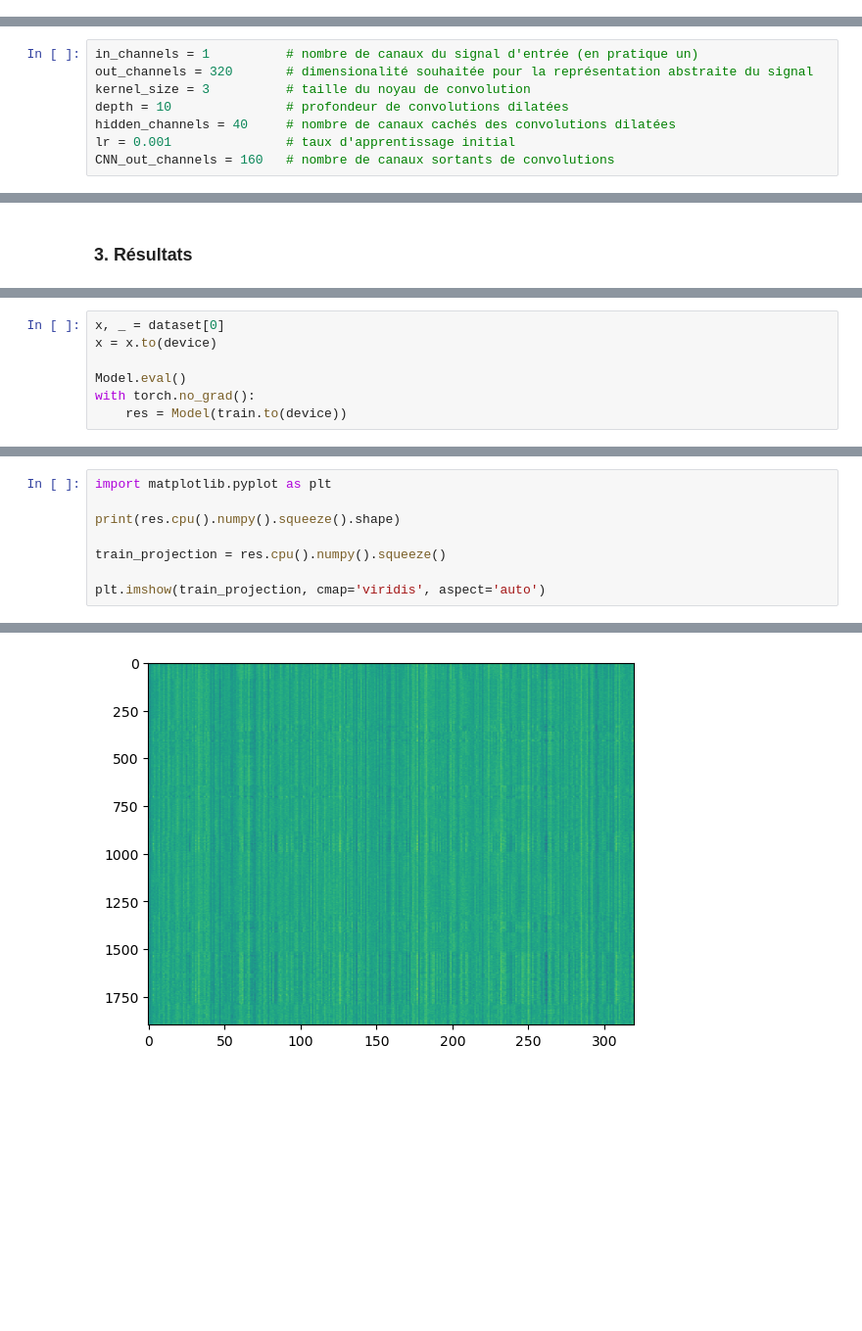
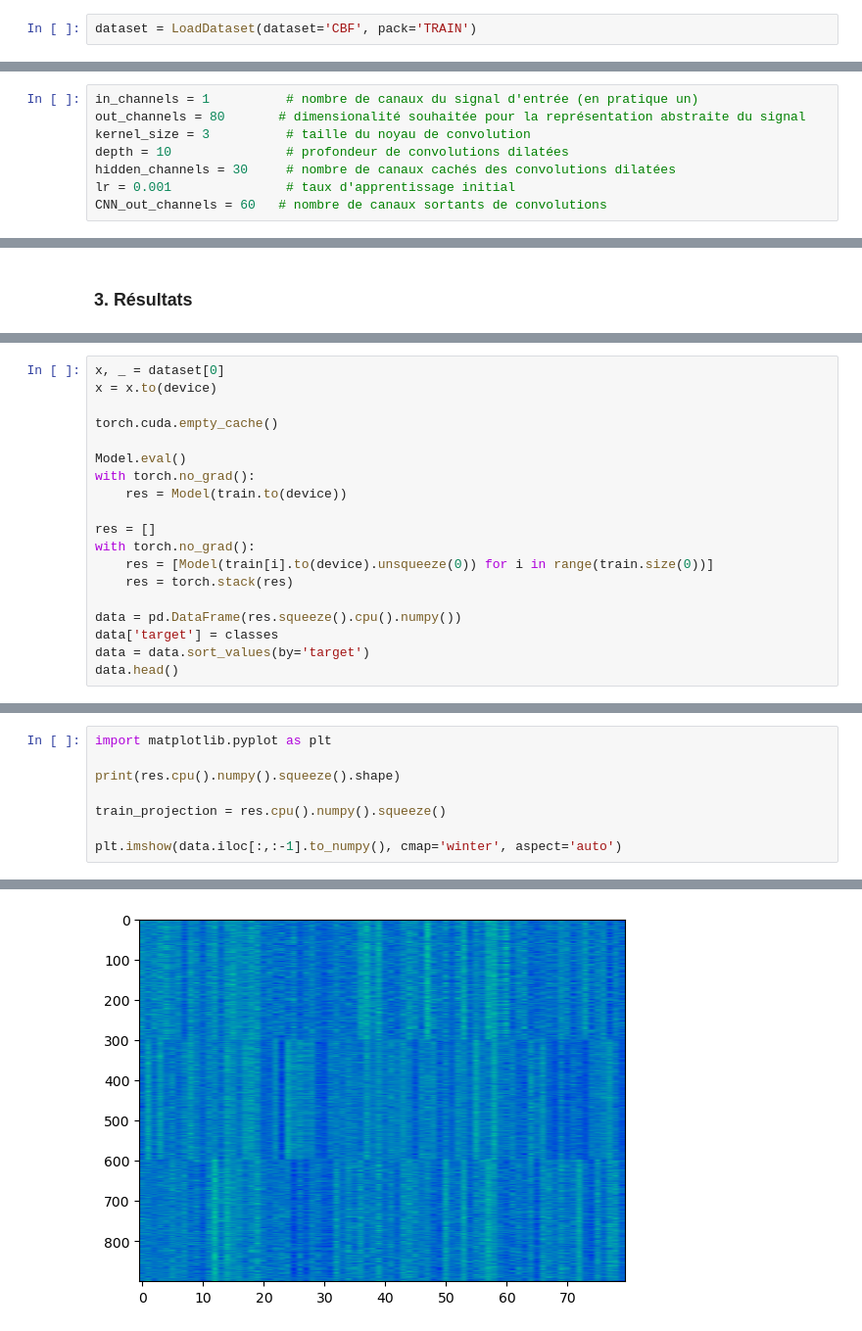
Before and after one commit to Lorbru/UnsupervisedTimeSeries, a Jupyter notebook: demo.ipynb, the cells around one changed output, grey strips where cells are left out. Shown at 98% size. Saved outputs shown, nothing was run; the diff lists cells and outputs as text; blank space fills up the shorter version.

```diff
--- a/demo.ipynb
+++ b/demo.ipynb
@@ -20,3 +18,5 @@ dataset = PhonemeDataset()
+# %%
+dataset = LoadDataset(dataset='CBF', pack='TRAIN')
 # %%
 dataset[0]
 # %% [output]
@@ -42,12 +56,12 @@ dataloader = DataLoader(dataset, batch_size=32, shuffle=True)
 from encoder import *
 # %%
 in_channels = 1          # nombre de canaux du signal d'entrée (en pratique un)
-out_channels = 320       # dimensionalité souhaitée pour la représentation abstraite du signal
+out_channels = 80       # dimensionalité souhaitée pour la représentation abstraite du signal
 kernel_size = 3          # taille du noyau de convolution
 depth = 10               # profondeur de convolutions dilatées
-hidden_channels = 40     # nombre de canaux cachés des convolutions dilatées
+hidden_channels = 30     # nombre de canaux cachés des convolutions dilatées
 lr = 0.001               # taux d'apprentissage initial
-CNN_out_channels = 160   # nombre de canaux sortants de convolutions
+CNN_out_channels = 60   # nombre de canaux sortants de convolutions
 # %%
 Model = Encoder(
     in_channels=in_channels,
@@ -115,6 +134,18 @@ for epoch in range(n_epochs):
 x, _ = dataset[0]
 x = x.to(device)
 
+torch.cuda.empty_cache()
+
 Model.eval()
 with torch.no_grad():
     res = Model(train.to(device))
+
+res = []
+with torch.no_grad():
+    res = [Model(train[i].to(device).unsqueeze(0)) for i in range(train.size(0))]
+    res = torch.stack(res)
+
+data = pd.DataFrame(res.squeeze().cpu().numpy())
+data['target'] = classes
+data = data.sort_values(by='target')
+data.head()
@@ -140,5 +166,5 @@ print(res.cpu().numpy().squeeze().shape)
 
 train_projection = res.cpu().numpy().squeeze()
 
-plt.imshow(train_projection, cmap='viridis', aspect='auto')
+plt.imshow(data.iloc[:,:-1].to_numpy(), cmap='winter', aspect='auto')
 # %% [output]
@@ -146,2 +172,2 @@ plt.imshow(train_projection, cmap='viridis', aspect='auto')
 <matplotlib.image.AxesImage at 0x...>
-[figure, old version]
+[figure, new version]
```
Also changed, not shown: parts of 16 cells of this notebook, 12 other files.
